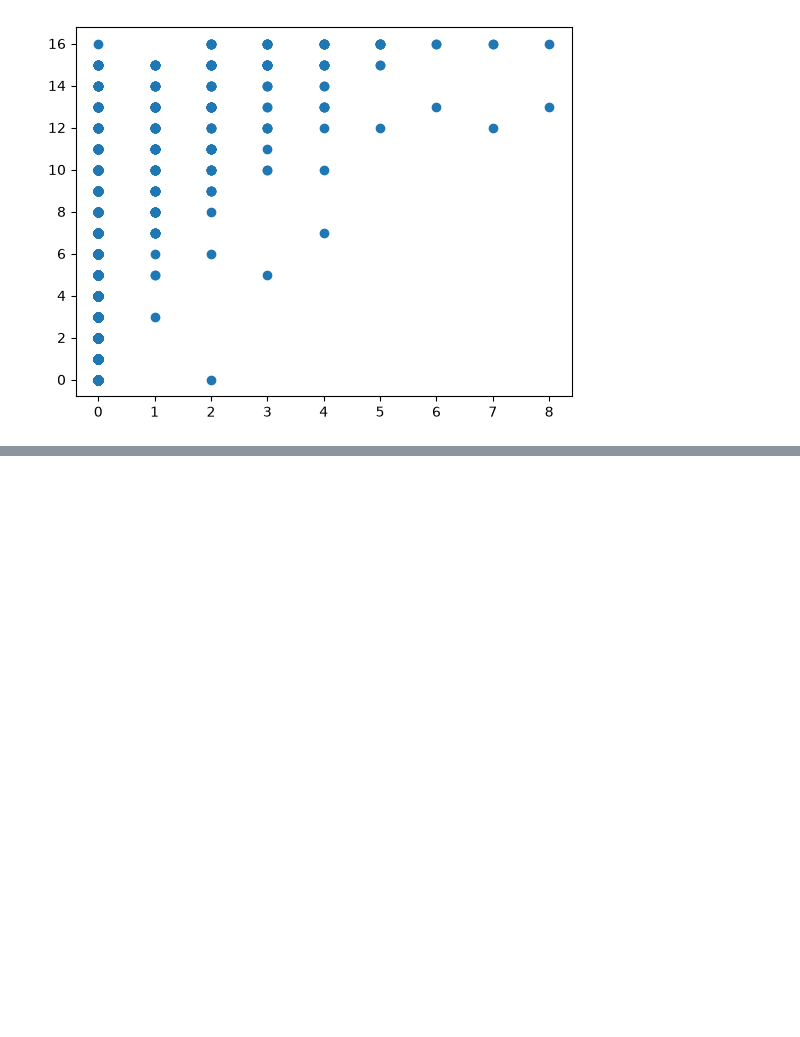
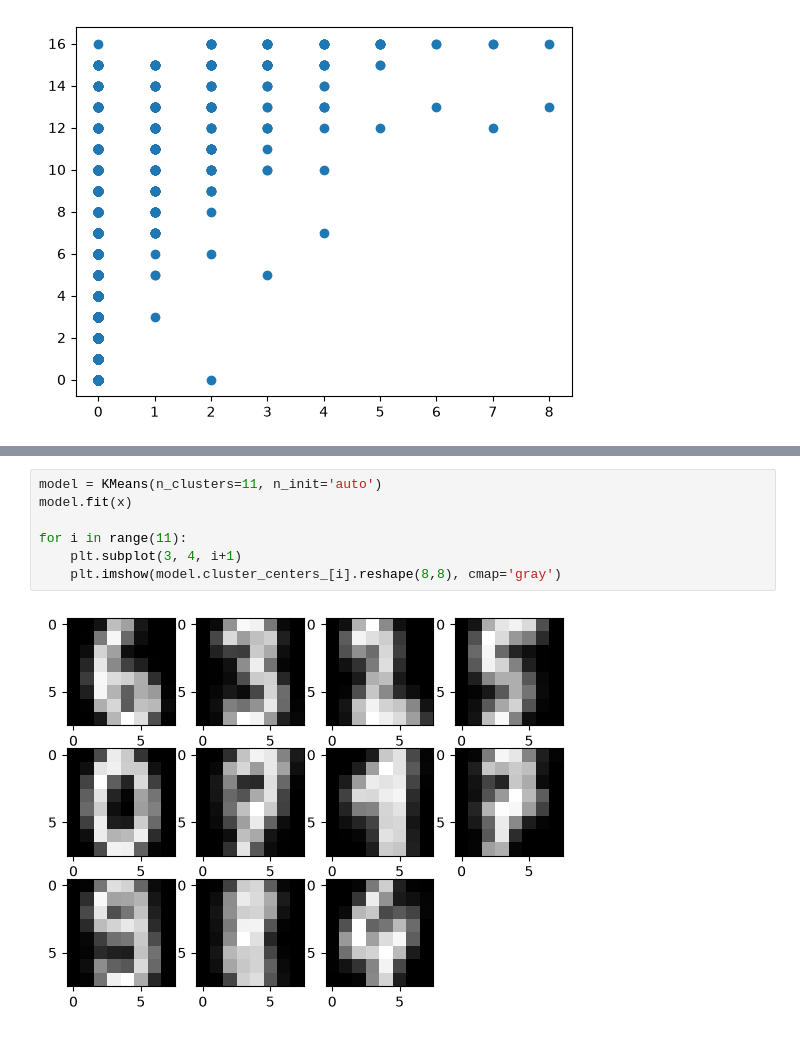
Before and after one commit to aminpy83/Data-Science-excercises, a Jupyter notebook: data-science/Kmeans-digits.ipynb, the cells around one changed output, grey strips where cells are left out. Drawn from its saved outputs; the diff is of its cells as text; blank space fills up the shorter version.

```diff
--- a/data-science/Kmeans-digits.ipynb
+++ b/data-science/Kmeans-digits.ipynb
@@ -129,0 +228,9 @@ plt.ylabel("PC2");
+# %%
+model = KMeans(n_clusters=11, n_init='auto')
+model.fit(x)
+
+for i in range(11):
+    plt.subplot(3, 4, i+1)
+    plt.imshow(model.cluster_centers_[i].reshape(8,8), cmap='gray')
+# %% [output]
+[figure, added]
```
Also changed, not shown: parts of 13 cells of this notebook.
